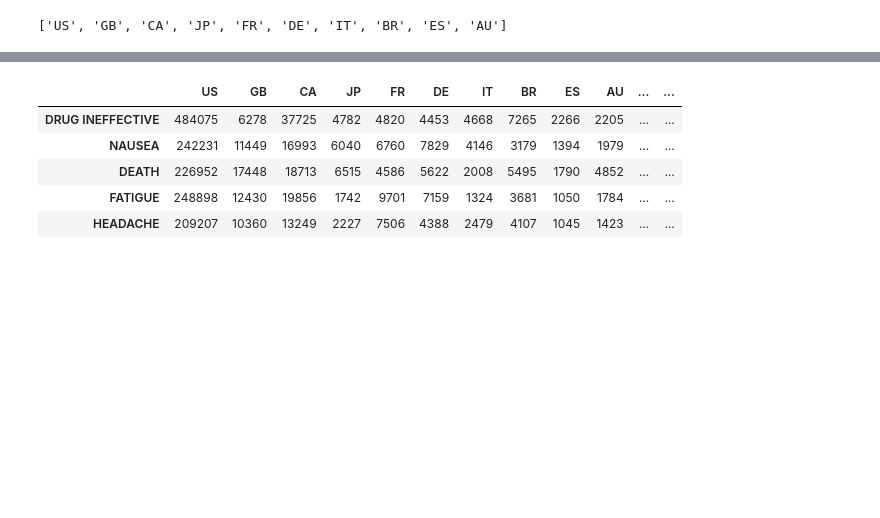
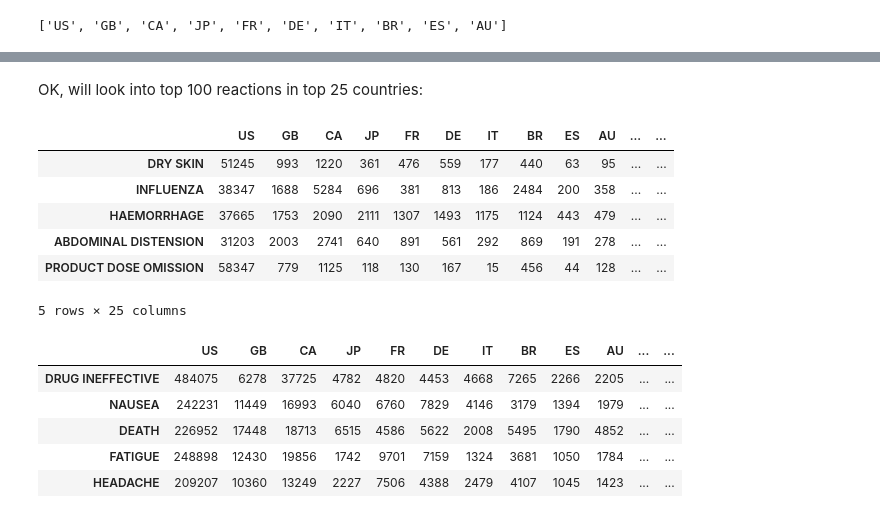
Before and after one commit to oryoruk/fda_adverse_events, a Jupyter notebook: (2020-05-05)_FDA_Adverse_Events.ipynb, the cells around one changed output, grey strips where cells are left out. Cells and saved outputs as stored; diff of their text form; code cells hidden in the pictures; blank space fills up the shorter version.

```diff
--- a/(2020-05-05)_FDA_Adverse_Events.ipynb
+++ b/(2020-05-05)_FDA_Adverse_Events.ipynb
@@ -345,0 +337,2 @@ list(top_reactions.term)[:10]
+# %% [markdown]
+OK, will look into top 100 reactions in top 25 countries:
@@ -345,0 +354,10 @@ list(top_reactions.term)[:10]
+# %%
+top25_c_by_100_r.tail()
+# %% [output]
+|  | US | GB | CA | JP | FR | DE | IT | BR | ES | AU | ... | ... |
+| DRY SKIN | 51245 | 993 | 1220 | 361 | 476 | 559 | 177 | 440 | 63 | 95 | ... | ... |
+| INFLUENZA | 38347 | 1688 | 5284 | 696 | 381 | 813 | 186 | 2484 | 200 | 358 | ... | ... |
+| HAEMORRHAGE | 37665 | 1753 | 2090 | 2111 | 1307 | 1493 | 1175 | 1124 | 443 | 479 | ... | ... |
+| ABDOMINAL DISTENSION | 31203 | 2003 | 2741 | 640 | 891 | 561 | 292 | 869 | 191 | 278 | ... | ... |
+| PRODUCT DOSE OMISSION | 58347 | 779 | 1125 | 118 | 130 | 167 | 15 | 456 | 44 | 128 | ... | ... |
+5 rows × 25 columns
```
Also changed, not shown: parts of 42 cells of this notebook, 3 other files.
